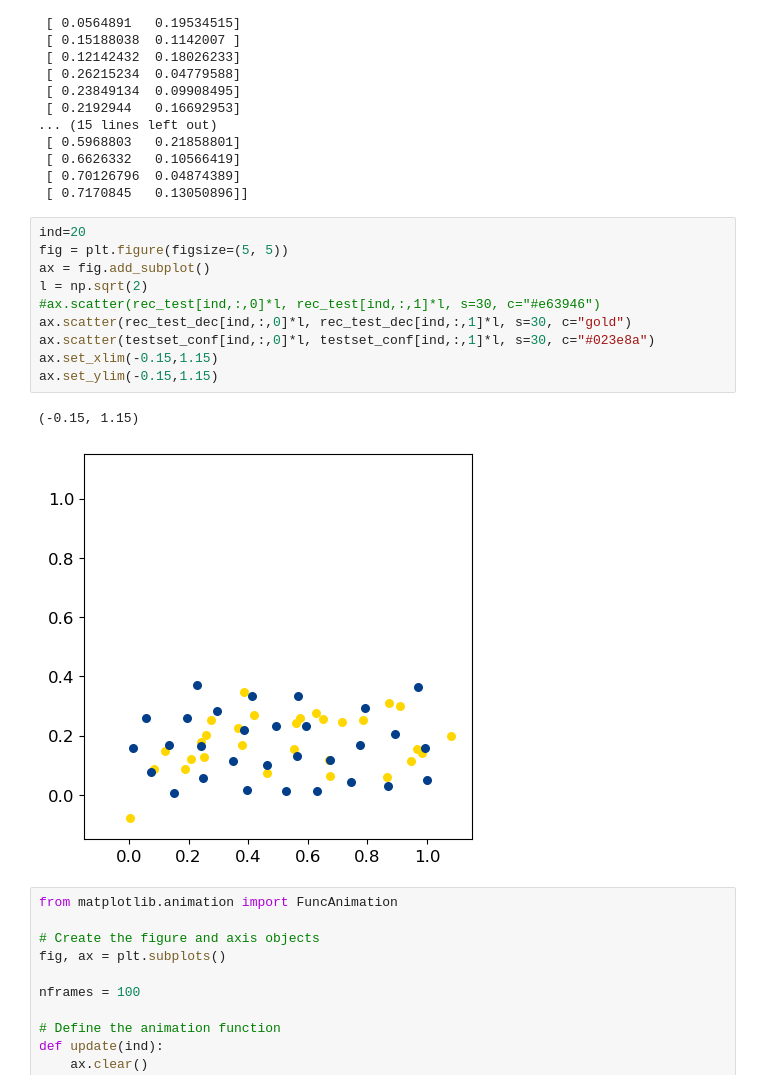
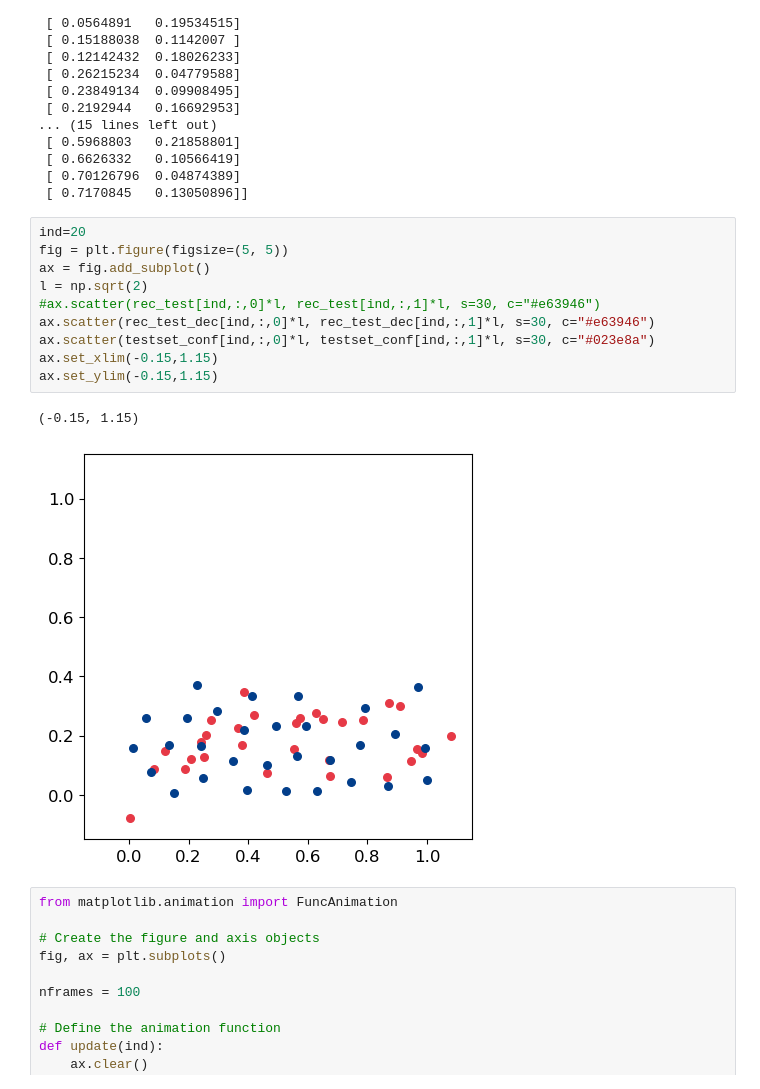
Before and after one commit to group9ine/variational-autoencoders, a Jupyter notebook: DistMatConv2D.ipynb, the cells around one changed output. Saved outputs shown, nothing was run; the diff lists cells and outputs as text.

```diff
--- a/DistMatConv2D.ipynb
+++ b/DistMatConv2D.ipynb
@@ -506,16 +459,16 @@ print(rec_test[1])
 # %%
 ind=20
 fig = plt.figure(figsize=(5, 5))
 ax = fig.add_subplot()
 l = np.sqrt(2)
 #ax.scatter(rec_test[ind,:,0]*l, rec_test[ind,:,1]*l, s=30, c="#e63946")
-ax.scatter(rec_test_dec[ind,:,0]*l, rec_test_dec[ind,:,1]*l, s=30, c="gold")
+ax.scatter(rec_test_dec[ind,:,0]*l, rec_test_dec[ind,:,1]*l, s=30, c="#e63946")
 ax.scatter(testset_conf[ind,:,0]*l, testset_conf[ind,:,1]*l, s=30, c="#023e8a")
 ax.set_xlim(-0.15,1.15)
 ax.set_ylim(-0.15,1.15)
 # %% [output]
 (-0.15, 1.15)
-[figure, old version]
+[figure, new version]
 # %%
 from matplotlib.animation import FuncAnimation
 
```
Also changed, not shown: parts of 10 cells of this notebook.
